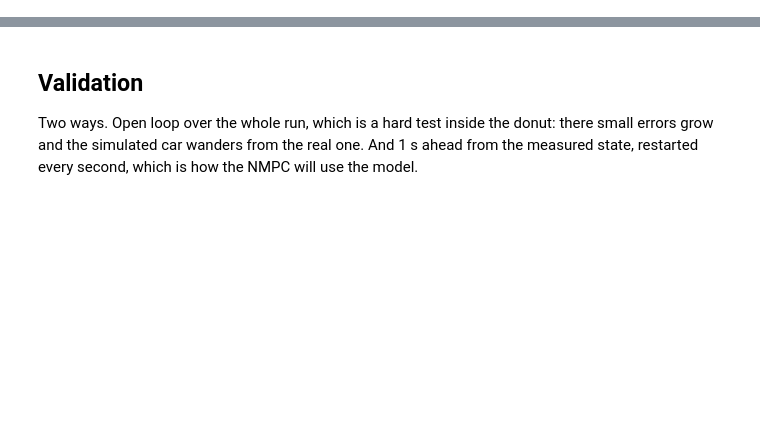
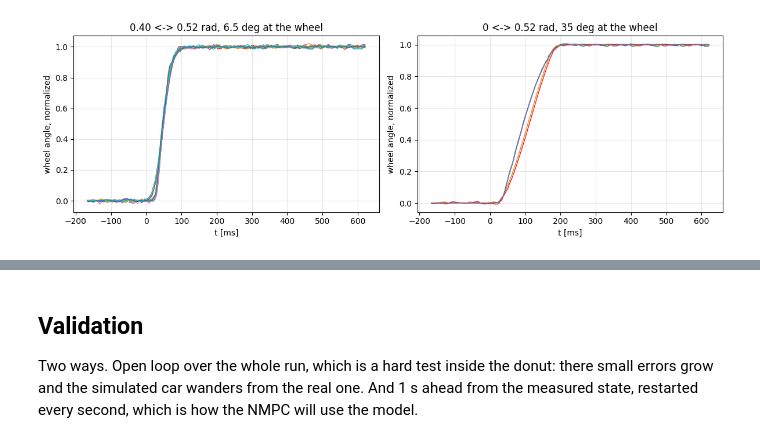
Before and after one commit to Gelminaio/drift-mpc-ackermann, a Jupyter notebook: notebooks/system_identification.ipynb, the cells around one changed output, grey strips where cells are left out. Saved outputs shown, nothing was run; the diff lists cells and outputs as text; code cells hidden in the pictures; blank space fills up the shorter version.

```diff
--- a/notebooks/system_identification.ipynb
+++ b/notebooks/system_identification.ipynb
@@ -81,0 +210,16 @@ runs = {name: load(name, *w) for name, w in WINDOWS.items()}
+# %%
+fig, ax = plt.subplots(1, 2, figsize=(12, 4))
+for i in onsets:
+    a, b = np.median(angle[i - 60:i - 10]), np.median(angle[i + 120:i + 300])
+    t = 1000 * (np.arange(i - 40, i + 150) - i) / FPS
+    ax[0 if abs(b - a) < 15 else 1].plot(t, (angle[i - 40:i + 150] - a) / (b - a), lw=1)
+ax[0].set_title('0.40 <-> 0.52 rad, 6.5 deg at the wheel')
+ax[1].set_title('0 <-> 0.52 rad, 35 deg at the wheel')
+for x in ax:
+    x.set_xlabel('t [ms]')
+    x.set_ylabel('wheel angle, normalized')
+    x.grid(alpha=0.3)
+plt.tight_layout()
+plt.show()
+# %% [output]
+[figure, added]
```
Also changed, not shown: parts of 20 cells of this notebook.
